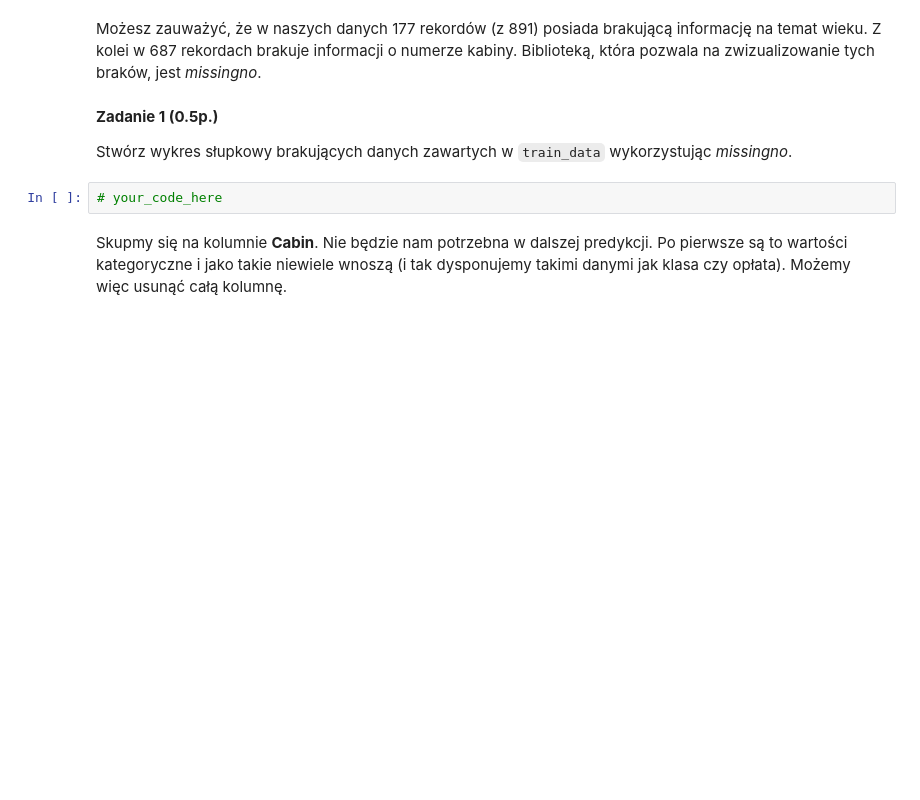
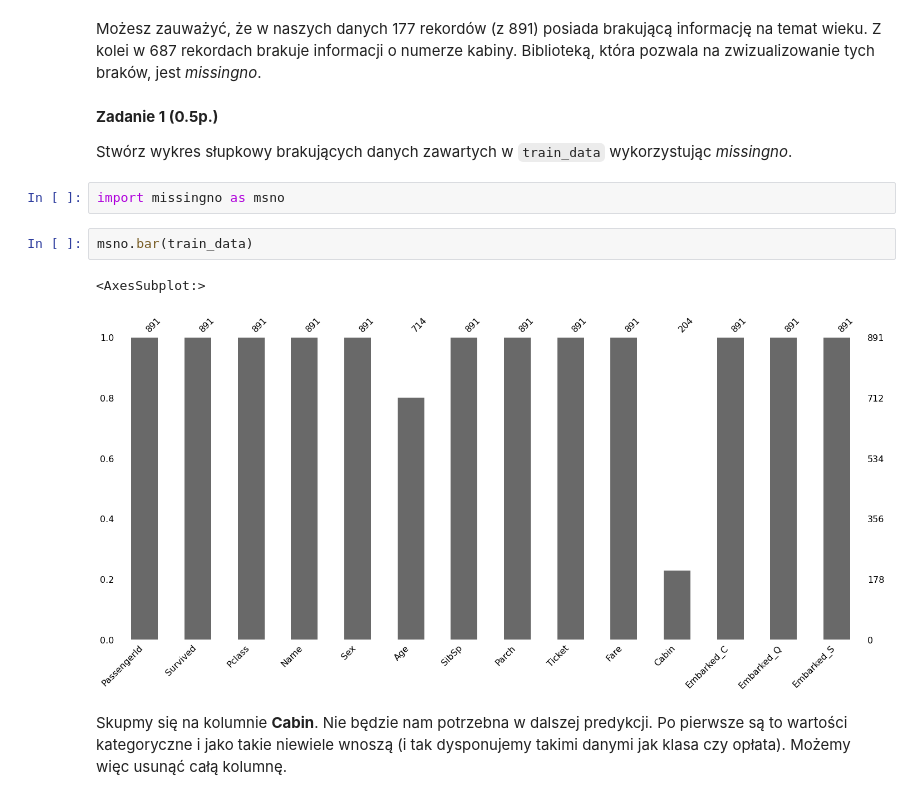
Before and after one commit to bchwast/AGH-PSI, a Jupyter notebook: Cwiczenia 1/lab_1_introduction.ipynb, the cells around one changed output. Cells and saved outputs as stored; diff of their text form; blank space fills up the shorter version.

```diff
--- a/Cwiczenia 1/lab_1_introduction.ipynb
+++ b/Cwiczenia 1/lab_1_introduction.ipynb
@@ -168,8 +193,13 @@ Możesz zauważyć, że w naszych danych 177 rekordów (z 891) posiada brakując
 **Zadanie 1 (0.5p.)**
 
 Stwórz wykres słupkowy brakujących danych zawartych w `train_data` wykorzystując *missingno*.
-# %%
-# your_code_here
+# %%
+import missingno as msno
+# %%
+msno.bar(train_data)
+# %% [output]
+<AxesSubplot:>
+[figure, added]
 # %% [markdown]
 Skupmy się na kolumnie **Cabin**. Nie będzie nam potrzebna w dalszej predykcji. Po pierwsze są to wartości kategoryczne i jako takie niewiele wnoszą (i tak dysponujemy takimi danymi jak klasa czy opłata). Możemy więc usunąć całą kolumnę.
 # %%
```
Also changed, not shown: parts of 37 cells of this notebook.
